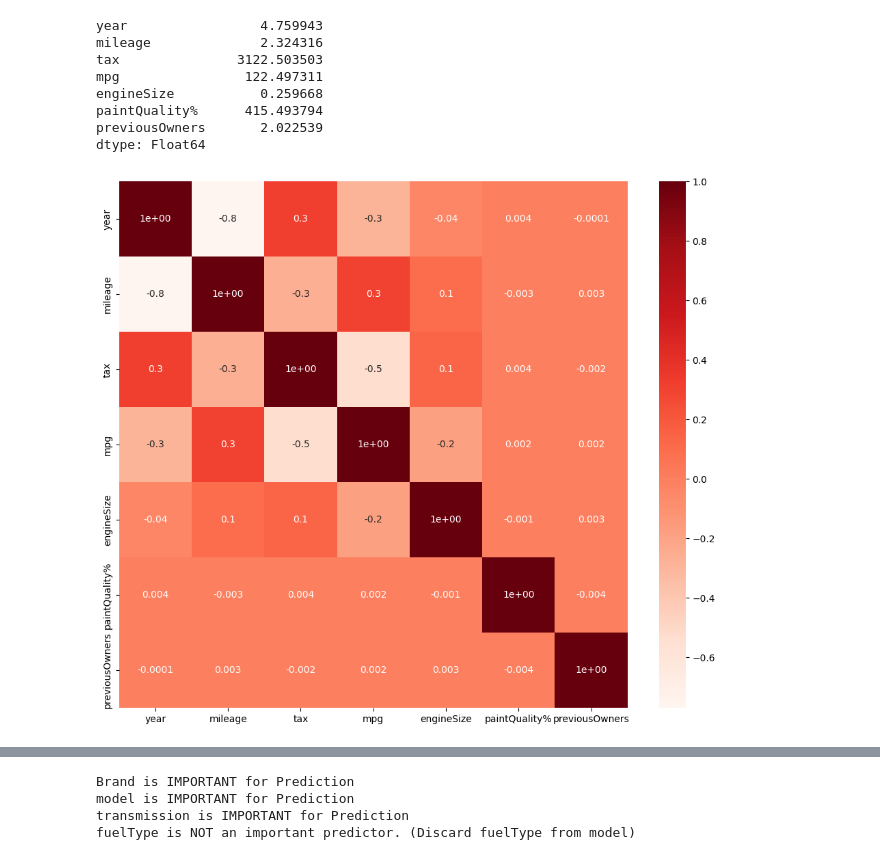
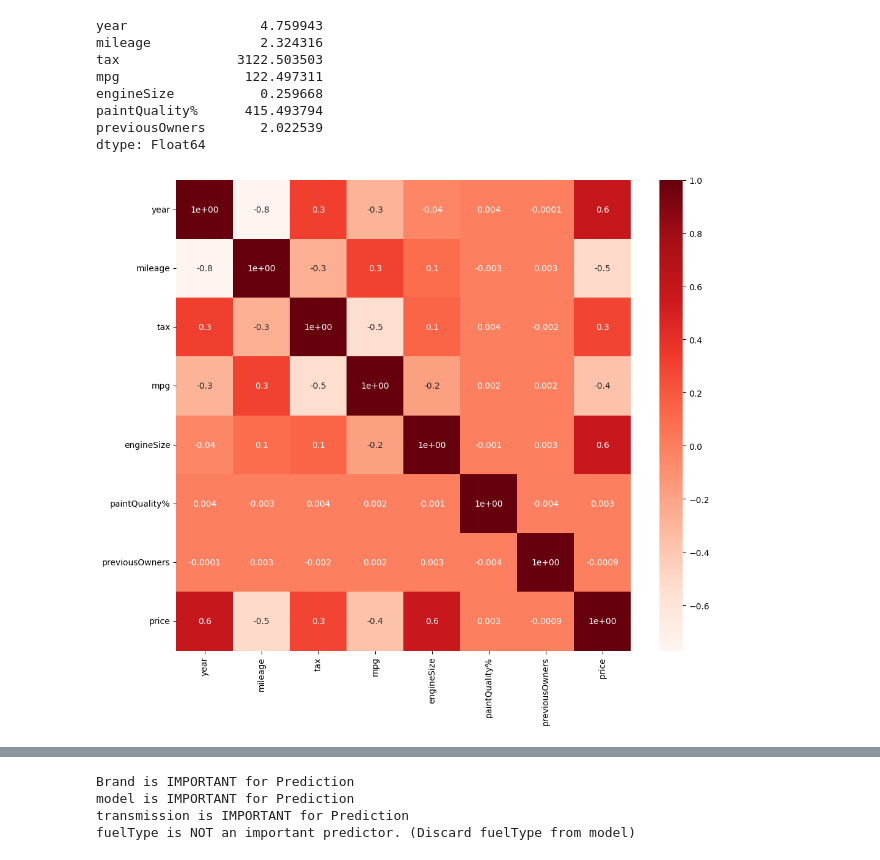
Before and after one commit to rmmandrade/ml2526, a Jupyter notebook: francisco.ipynb, the cells around one changed output, grey strips where cells are left out. Drawn from its saved outputs; the diff is of its cells as text; code cells hidden in the pictures.

```diff
--- a/francisco.ipynb
+++ b/francisco.ipynb
@@ -1352,3 +1369,5 @@ Brand                     104            0.136891
+# %%
+df=fill_cats_UNKNOWN(df, cat_cols)
 # %%
 def clean_df(df, valid_models):
     df=df.copy()
@@ -1441,28 +1456,32 @@ previousOwners      Int64
 price               int64
 dtype: object
 # %%
-def fill_nans(Xtrain, Xval, cats, ints, floats):
-    Xtrain = Xtrain.copy()
-    Xval = Xval.copy()
+def fill_nans(X, ints, floats, fill_values=None):
+    X = X.copy()
 
+    if fill_values is None:
+        fill_values = {"float": {}, "int": {}}
+        for column in floats:
+            mean_to_fill = X[column].mean()
+            X[column] = X[column].fillna(mean_to_fill)
+            fill_values["float"][column] = mean_to_fill
 
-    for column in cats:
-        Xtrain[column] = Xtrain[column].fillna('UNKNOWN')
-        Xval[column] = Xval[column].fillna('UNKNOWN')
+        for column in ints:
+            median_to_fill = X[column].median()
+            X[column] = X[column].fillna(median_to_fill).astype("Int64")
+            fill_values["int"][column] = median_to_fill
 
-    for column in floats:
-        mean_to_fill = Xtrain[column].mean()
-        Xtrain[column] = Xtrain[column].fillna(mean_to_fill)
-        Xval[column] = Xval[column].fillna(mean_to_fill)
+        return X, fill_values
+    else:
+        for col in floats:
+            X[col] = X[col].fillna(fill_values["float"][col])
+        for col in ints:
+            X[col] = X[col].fillna(fill_values["int"][col]).astype("Int64")
 
-    for column in ints:
-        median_to_fill = Xtrain[column].median()
-        Xtrain[column] = Xtrain[column].fillna(median_to_fill).astype("Int64")
-        Xval[column] = Xval[column].fillna(median_to_fill).astype("Int64")
-
-    return Xtrain, Xval
+        return X
 # %%
-X_train, X_val = fill_nans(X_train, X_val, cat_cols, int_cols, float_cols)
+X_train, fill_values = fill_nans(X_train, int_cols, float_cols)
+X_val = fill_nans(X_train, int_cols, float_cols, fill_values)
 # %%
 X_train.info()
 # %% [output]
@@ -1623,11 +1634,11 @@ paintQuality%      415.493794
 previousOwners       2.022539
 dtype: Float64
 # %%
-cor_spearman = X_train_num_scaled.corr(method ='spearman')
+corr = X_train_num_scaled.assign(price=y_train).corr(method='spearman')
 def cor_heatmap(cor):
     plt.figure(figsize=(12,10))
     sns.heatmap(data = cor, annot = True, cmap = plt.cm.Reds, fmt='.1')
     plt.show()
-cor_heatmap(cor_spearman)
+cor_heatmap(corr)
 # %% [output]
-[figure, old version]
+[figure, new version]
```
Also changed, not shown: parts of 38 cells of this notebook, 1 other file.
